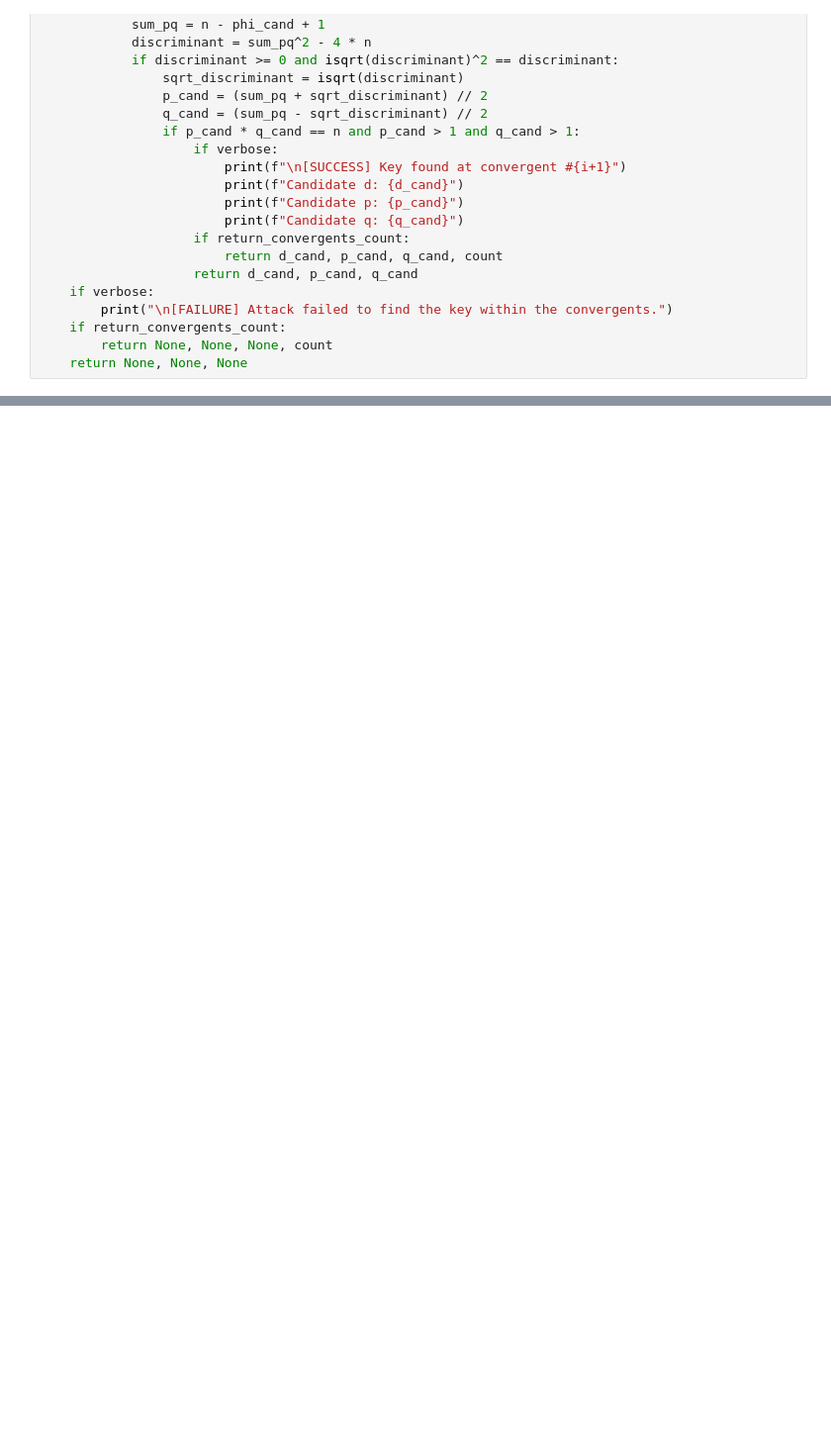
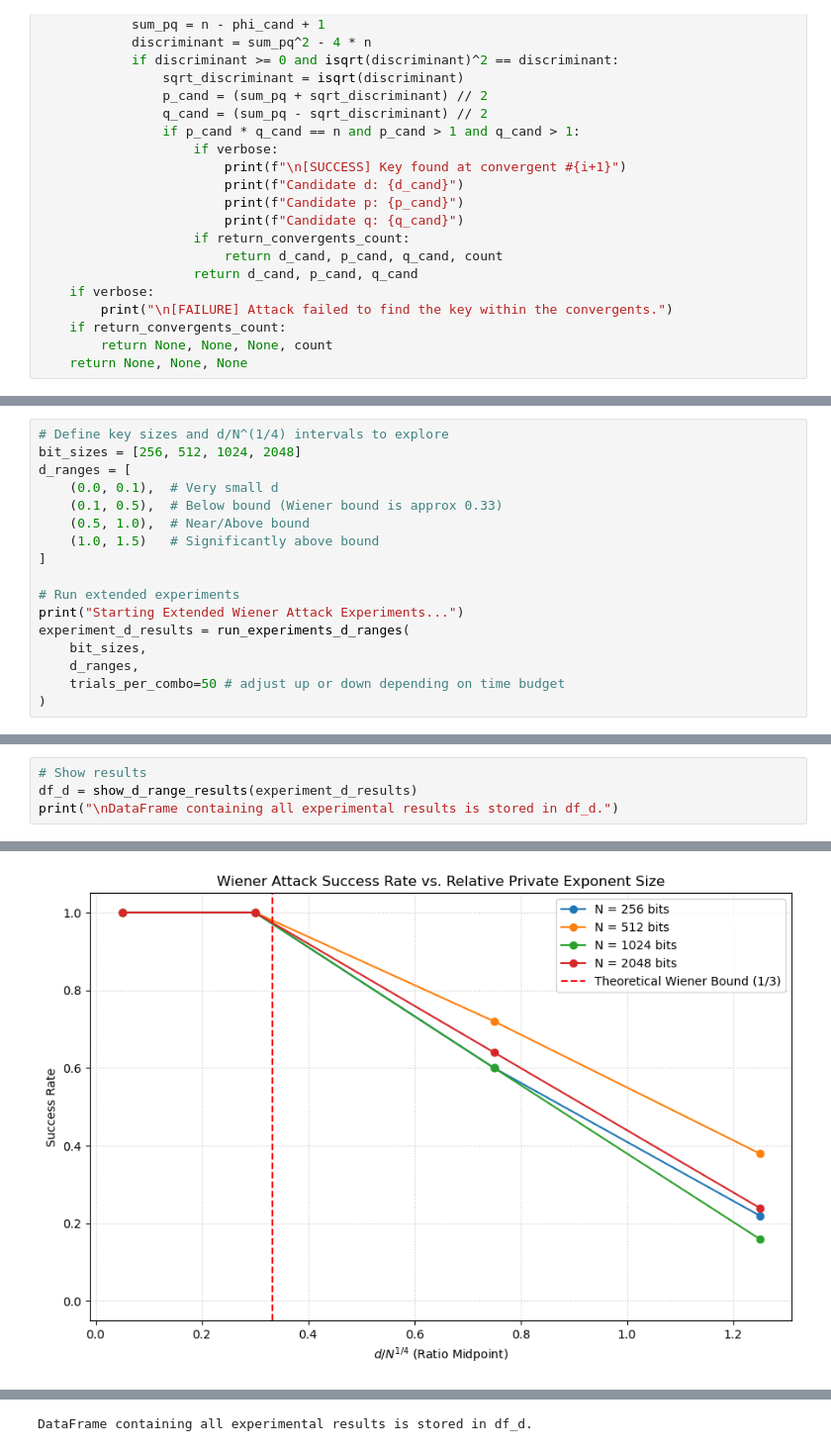
Before and after one commit to l1uk/RSA-wiener-attack, a Jupyter notebook: Wiener_POC.ipynb, the cells around one changed output, grey strips where cells are left out. Shown: that part at 99% size. Saved outputs shown, nothing was run; the diff lists cells and outputs as text; blank space fills up the shorter version.

Commit message:
Added support for different d ranges

```diff
--- a/Wiener_POC.ipynb
+++ b/Wiener_POC.ipynb
@@ -253,0 +482,17 @@ df = show_results(experiment_results)
+# %%
+# Define key sizes and d/N^(1/4) intervals to explore
+bit_sizes = [256, 512, 1024, 2048]
+d_ranges = [
+    (0.0, 0.1),  # Very small d
+    (0.1, 0.5),  # Below bound (Wiener bound is approx 0.33)
+    (0.5, 1.0),  # Near/Above bound
+    (1.0, 1.5)   # Significantly above bound
+]
+
+# Run extended experiments
+print("Starting Extended Wiener Attack Experiments...")
+experiment_d_results = run_experiments_d_ranges(
+    bit_sizes,
+    d_ranges,
+    trials_per_combo=50 # adjust up or down depending on time budget
+)
@@ -253,0 +517,5 @@ df = show_results(experiment_results)
+# %%
+# Show results
+df_d = show_d_range_results(experiment_d_results)
+print("\nDataFrame containing all experimental results is stored in df_d.")
+# %% [output]
@@ -253,0 +541 @@ df = show_results(experiment_results)
+[figure, added]
@@ -253,0 +544 @@ df = show_results(experiment_results)
+DataFrame containing all experimental results is stored in df_d.
```
Also changed, not shown: parts of 8 cells of this notebook.
